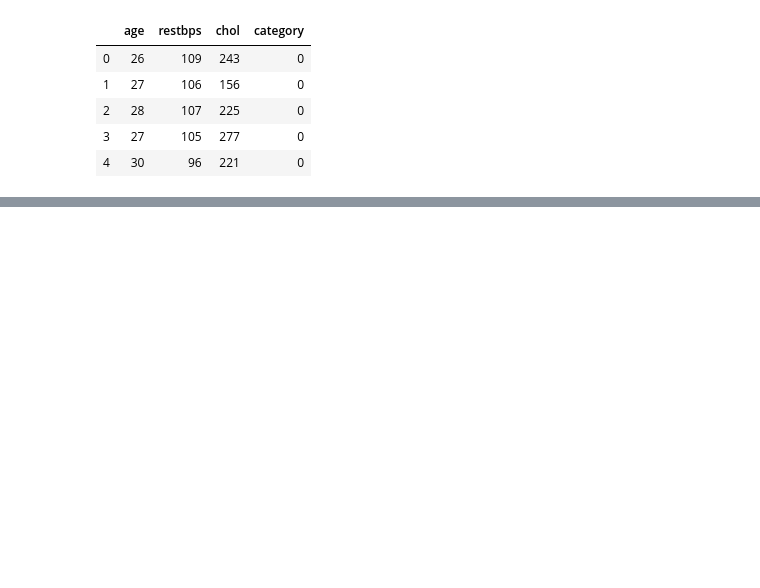
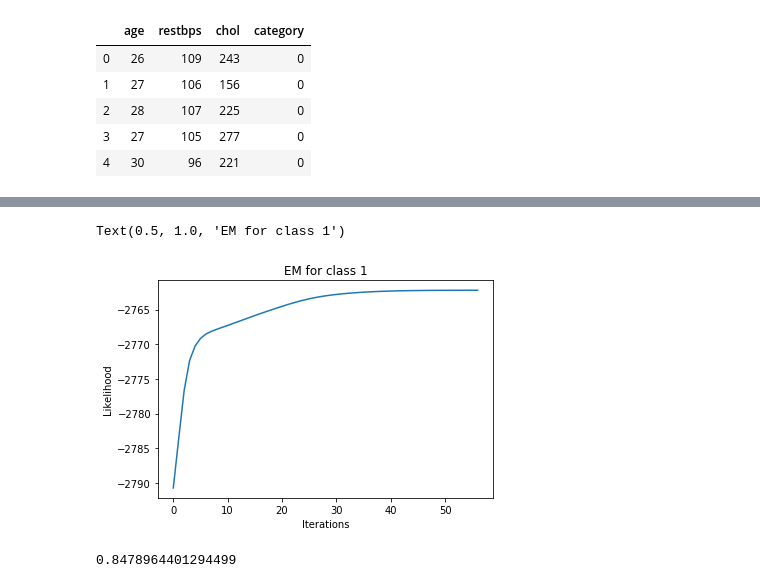
Before and after one commit to varundesai10/ELL409_Assignment1, a Jupyter notebook: question1.ipynb, the cells around one changed output, grey strips where cells are left out. Saved outputs shown, nothing was run; the diff lists cells and outputs as text; code cells hidden in the pictures; blank space fills up the shorter version.

Commit message:
worked on GMM, calculated accuracy

```diff
--- a/question1.ipynb
+++ b/question1.ipynb
@@ -215,0 +288,31 @@ plt.hist(X_train[:,1])
+# %%
+plt.plot(a1[3])
+plt.xlabel('Iterations'); plt.ylabel('Likelihood');
+plt.title('EM for class 1')
+# %% [output]
+Text(0.5, 1.0, 'EM for class 1')
+[figure, added]
+# %%
+#building the bayes classifier for this GMM.
+#how to choose priors?
+
+def g3(x, a0, a1, p0):
+    #a0, a1: parameters from EM for GMM. p0: prior probabilities
+    if(p0*calc_p_gmm(x, a0) > (1-p0)*calc_p_gmm(x, a1)):
+        return 0
+    else:
+        return 1
+
+#calculating accuracy on the test set.
+C = np.zeros((2,2)) #[[]]
+for i in range((X_test.shape[0])):
+    y_pred = g3(X_test[i], a0, a1, 0.5)
+    C[y_pred, Y_test[i]] += 1
+acc = (C[0,0] + C[1,1])/np.sum(C)
+print(acc)
+
+#84 percent accuracy acheived. Almost Same as previous case.
+
+#How to visualize these GMMs ??
+# %% [output]
+0.8478964401294499
```
Also changed, not shown: parts of 9 cells of this notebook.
